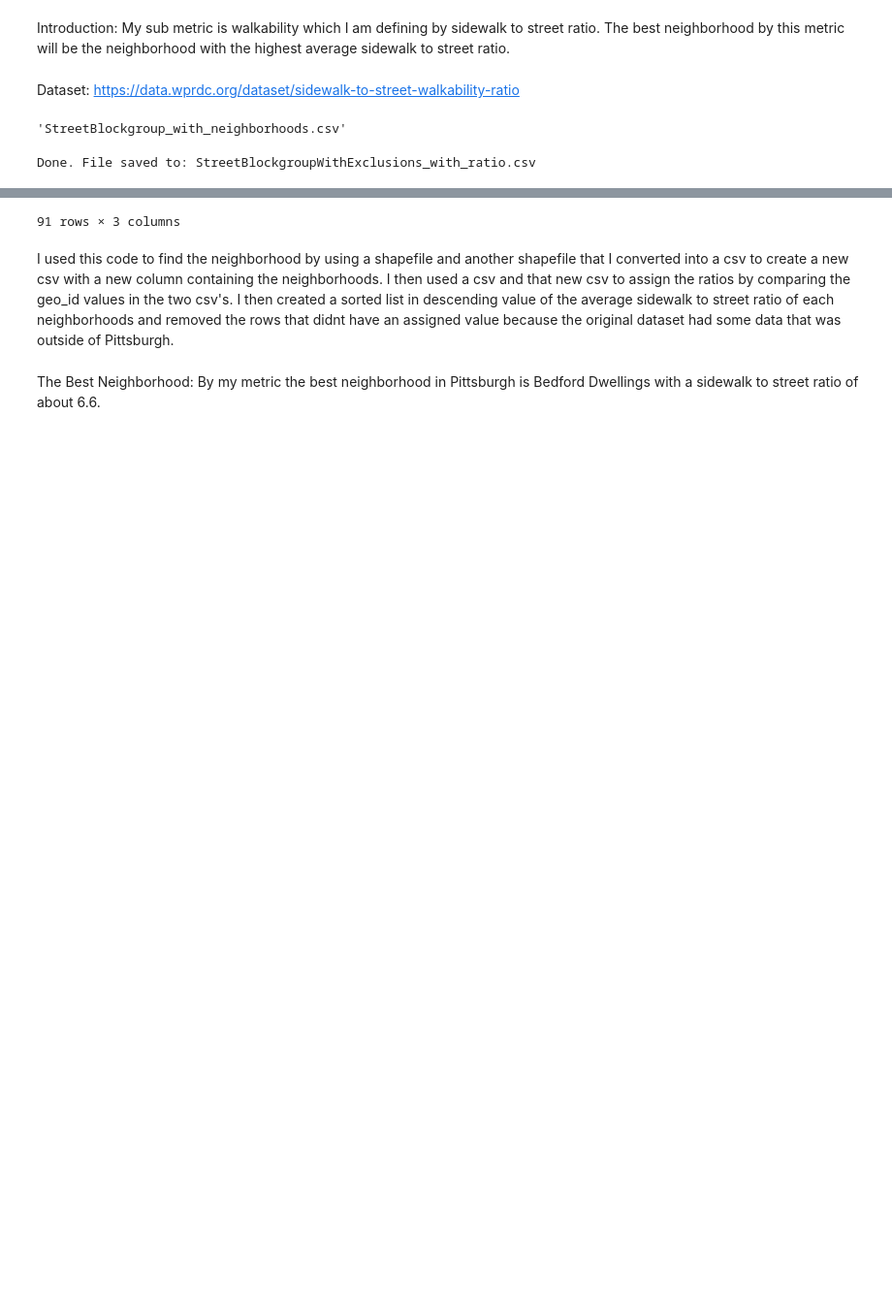
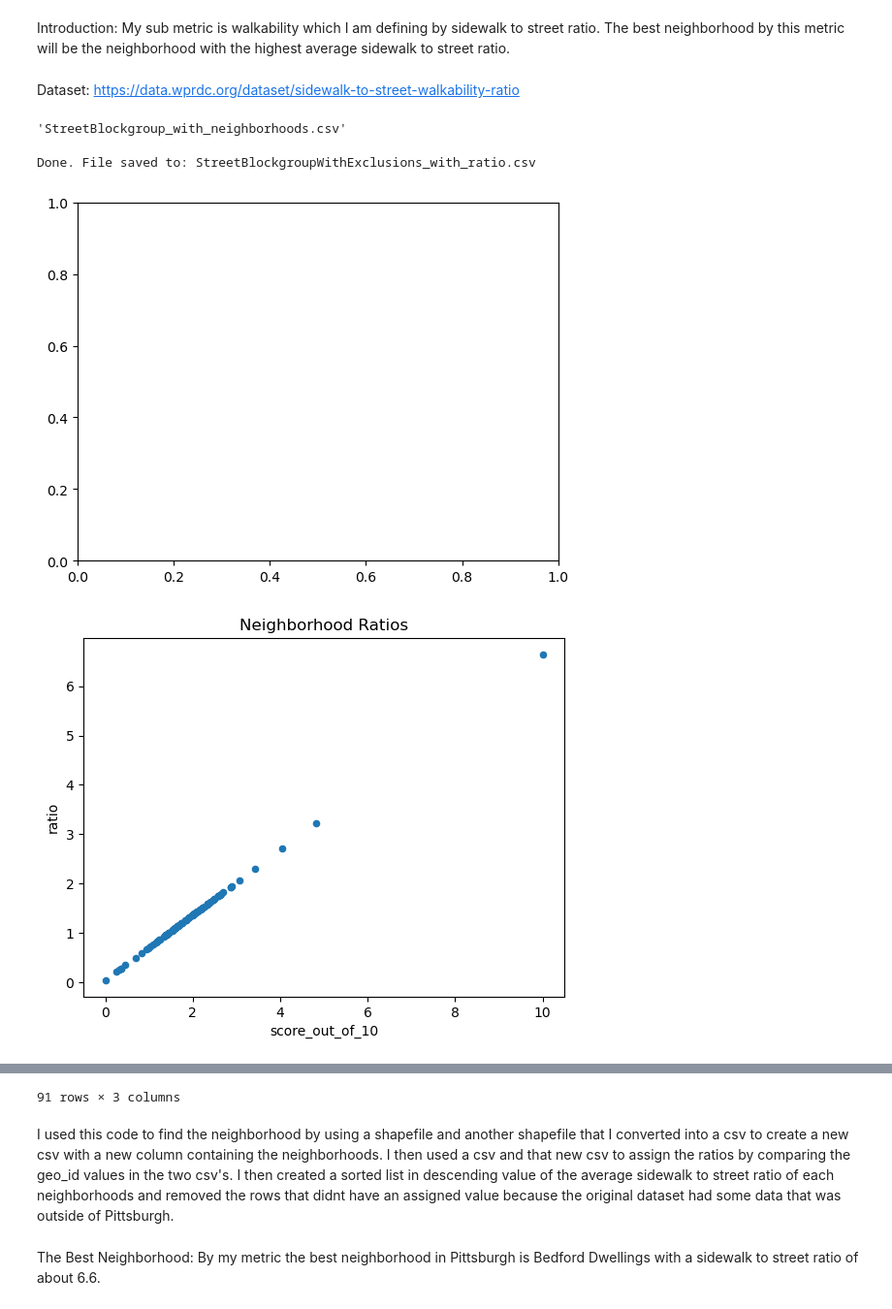
Before and after one commit to jerdaun/final-project, a Jupyter notebook: grm168_Walkability_Journal.ipynb, the cells around one changed output, grey strips where cells are left out. Shown at 97% size. Cells and saved outputs as stored; diff of their text form; code cells hidden in the pictures; blank space fills up the shorter version.

Commit message:
add plot edit readme

```diff
--- a/grm168_Walkability_Journal.ipynb
+++ b/grm168_Walkability_Journal.ipynb
@@ -76,16 +76,22 @@ Done. File saved to: StreetBlockgroupWithExclusions_with_ratio.csv
 # %%
 df = pd.read_csv("StreetBlockgroupWithExclusions_with_ratio.csv")
 df_clean = df[df["HOOD"].notna()].copy()
 avg_by_neighborhood = df_clean.groupby("HOOD")["ratio"].mean().reset_index().sort_values(by="ratio", ascending=False)
 avg_by_neighborhood
 
 ratio_min = avg_by_neighborhood["ratio"].min()
 ratio_max = avg_by_neighborhood["ratio"].max()
 
 avg_by_neighborhood["score_out_of_10"] = 10 * (avg_by_neighborhood["ratio"] - ratio_min) / (ratio_max - ratio_min)
 
+avg_by_neighborhood.to_csv('avg_by_neighborhood', index=False)
+
+avg_by_neighborhood.plot(kind='scatter', x='score_out_of_10', y='ratio', title="Neighborhood Ratios")
+plt.show()
 avg_by_neighborhood
 # %% [output]
+[figure, added]
+[figure, added]
 |  | HOOD | ratio | score_out_of_10 |
 | 6 | Bedford Dwellings | 6.644908 | 10.000000 |
 | 0 | Allegheny Center | 3.227465 | 4.820052 |
```
Also changed, not shown: 3 other files.
